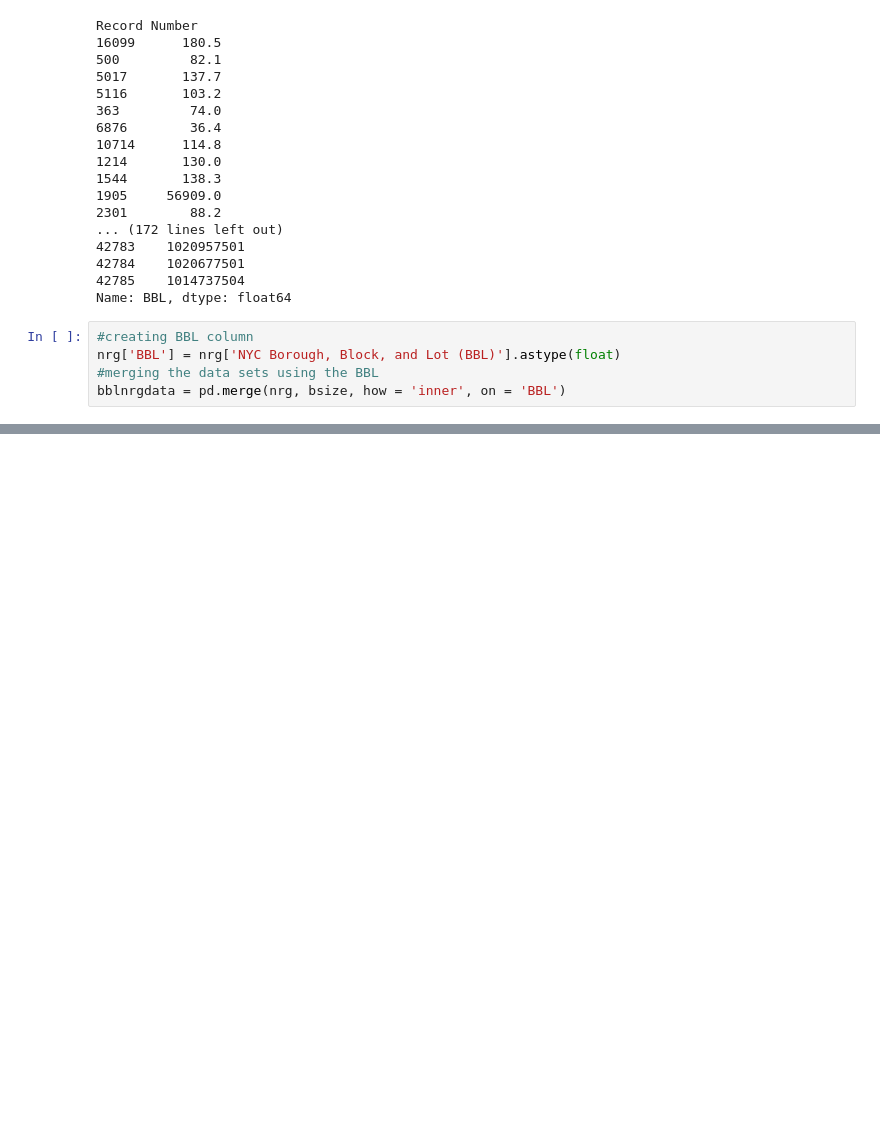
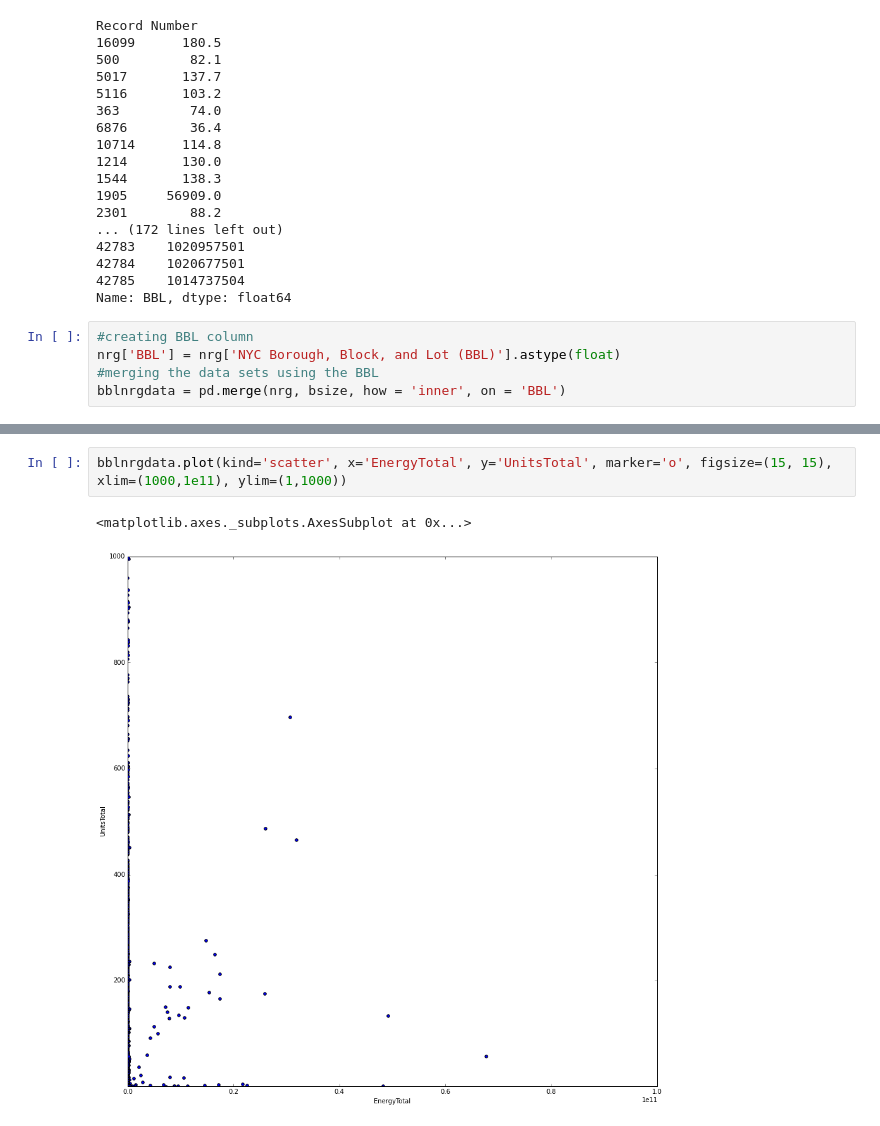
Before and after one commit to yanchao1992/PUI2015_yxu, a Jupyter notebook: hw5/5-1.ipynb, the cells around one changed output, grey strips where cells are left out. Cells and saved outputs as stored; diff of their text form; blank space fills up the shorter version.

```diff
--- a/hw5/5-1.ipynb
+++ b/hw5/5-1.ipynb
@@ -116,0 +126,5 @@ bblnrgdata = pd.merge(nrg, bsize, how = 'inner', on = 'BBL')
+# %%
+bblnrgdata.plot(kind='scatter', x='EnergyTotal', y='UnitsTotal', marker='o', figsize=(15, 15),  xlim=(1000,1e11), ylim=(1,1000))
+# %% [output]
+<matplotlib.axes._subplots.AxesSubplot at 0x...>
+[figure, added]
```
Also changed, not shown: parts of 12 cells of this notebook.
